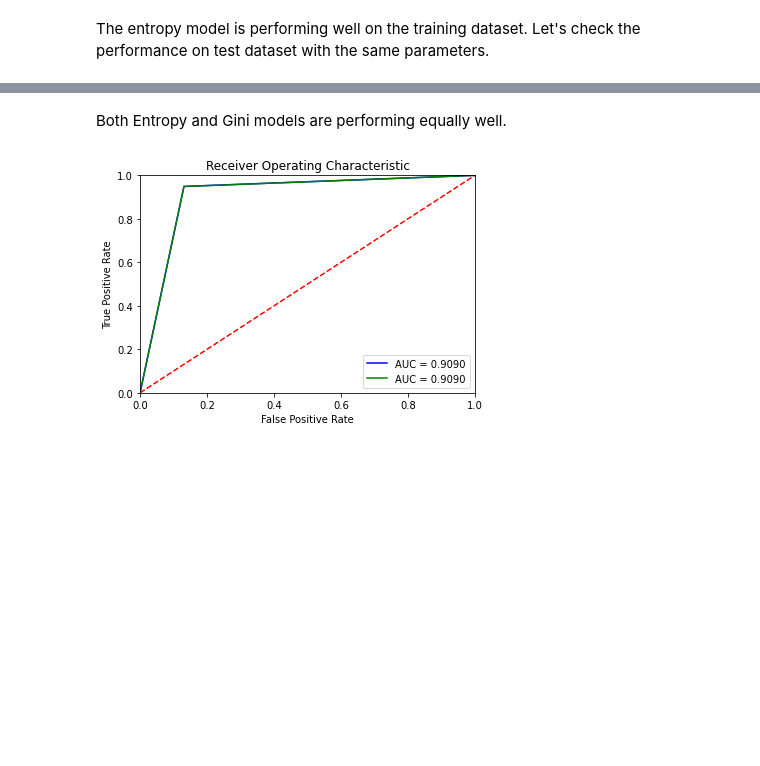
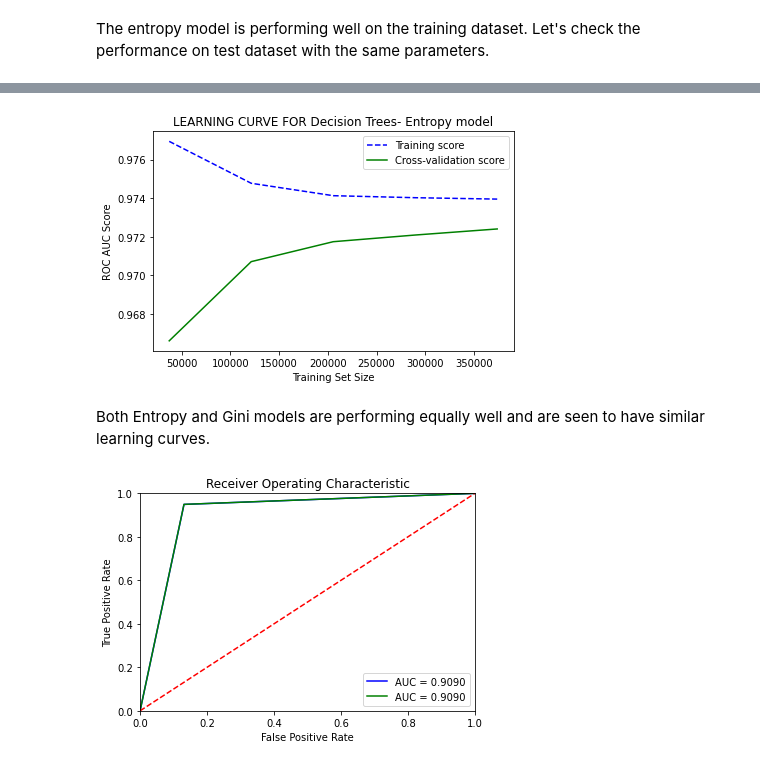
Before and after one commit to poojithabhat/Insurance-Cross-Sales-classification-Capstone, a Jupyter notebook: Modeling.ipynb, the cells around one changed output, grey strips where cells are left out. Saved outputs shown, nothing was run; the diff lists cells and outputs as text; code cells hidden in the pictures; blank space fills up the shorter version.

```diff
--- a/Modeling.ipynb
+++ b/Modeling.ipynb
@@ -275,5 +353,21 @@ roc_auc:  0.9050425961227795
+# %%
+sizes, train_scores, valid_scores = learning_curve(entropy_model, X_train, y_train, train_sizes=np.linspace(0.1, 1.0, 5), cv=5, scoring='roc_auc',  n_jobs =-1)
+# %%
+mean_training = np.mean(train_scores, axis=1)
+mean_testing = np.mean(valid_scores, axis=1)
+
+plt.plot(train_sizes, mean_training, '--', color="b",  label="Training score")
+plt.plot(train_sizes, mean_testing, color="g", label="Cross-validation score")
+
+# Drawing plot
+plt.title("LEARNING CURVE FOR Decision Trees- Entropy model")
+plt.xlabel("Training Set Size"), plt.ylabel("ROC AUC Score"), plt.legend(loc="best")
+plt.tight_layout()
+plt.show()
+# %% [output]
+[figure, added]
 # %% [markdown]
-Both Entropy and Gini models are performing equally well.
+Both Entropy and Gini models are performing equally well and are seen to have similar learning curves.
 # %%
 fpr_entropy_opt,tpr_entropy_opt,threshold_entropy_opt = roc_curve(entropy_model_fitted.predict(X_test), y_test)
 roc_auc_entropy_opt = auc(fpr_entropy_opt,tpr_entropy_opt)
```
Also changed, not shown: parts of 47 cells of this notebook.
